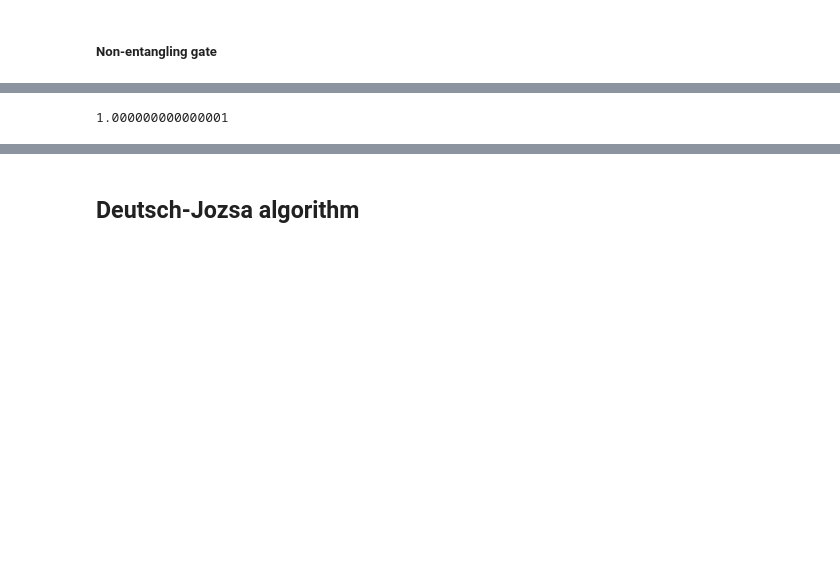
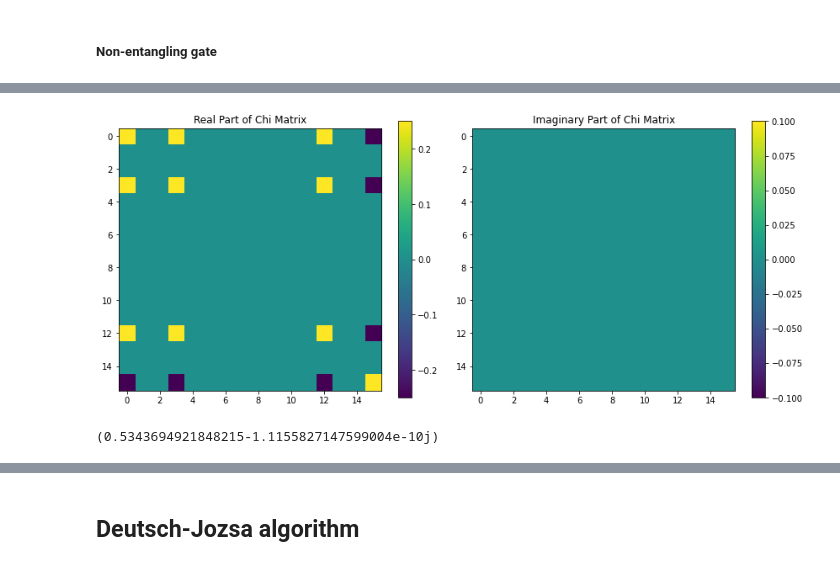
Before and after one commit to lukingroup/simnet, a Jupyter notebook: Notebooks/Blind_SingleNode_dataMatch.ipynb, the cells around one changed output, grey strips where cells are left out. Drawn from its saved outputs; the diff is of its cells as text; code cells hidden in the pictures; blank space fills up the shorter version.

```diff
--- a/Notebooks/Blind_SingleNode_dataMatch.ipynb
+++ b/Notebooks/Blind_SingleNode_dataMatch.ipynb
@@ -2127,7 +2055,36 @@ plot_chi_matrix(chi_matrix_0)
+# %%
+def plot_chi_matrix(chi):
+    """
+    Plots the real and imaginary parts of the chi matrix with adjusted color scales.
+    """
+    # If chi is a Qobj, convert it to a NumPy array
+    if hasattr(chi, 'full'):
+        chi_data = chi.full()
+    else:
+        chi_data = chi
+
+    fig, axes = plt.subplots(1, 2, figsize=(12, 5))
+
+    # Plot the real part
+    im1 = axes[0].imshow(np.real(chi_data), cmap='viridis', interpolation='nearest')
+    axes[0].set_title('Real Part of Chi Matrix')
+    fig.colorbar(im1, ax=axes[0])
+
+    # Plot the imaginary part with adjusted color scale
+    # Set vmin and vmax to zero to display a uniform color
+    im2 = axes[1].imshow(np.imag(chi_data), cmap='viridis', interpolation='nearest', vmin=0, vmax=0)
+    axes[1].set_title('Imaginary Part of Chi Matrix')
+    fig.colorbar(im2, ax=axes[1])
+
+    plt.tight_layout()
+    plt.show()
+plot_chi_matrix(chi_matrix_cz)
+# %% [output]
+[figure, added]
 # %%
-process_fidelity(qt.Qobj(chi_matrix_0), qt.Qobj(chi_identity))
+process_fidelity(qt.Qobj(chi_matrix_1), qt.Qobj(chi_matrix_cz))
 # %% [output]
-1.000000000000001
+(0.5343694921848215-1.1155827147599004e-10j)
 # %%
 import numpy as np
 from qutip import *
```
Also changed, not shown: parts of 7 cells of this notebook, 5 other files.
